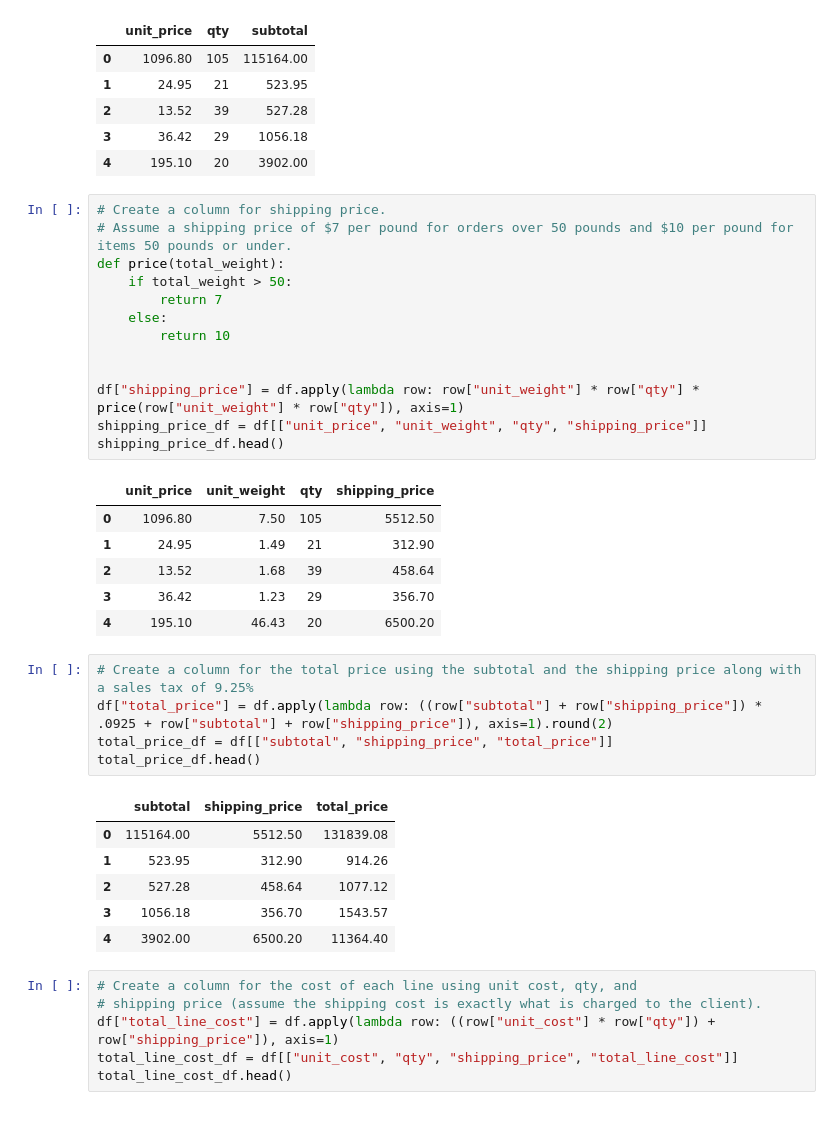
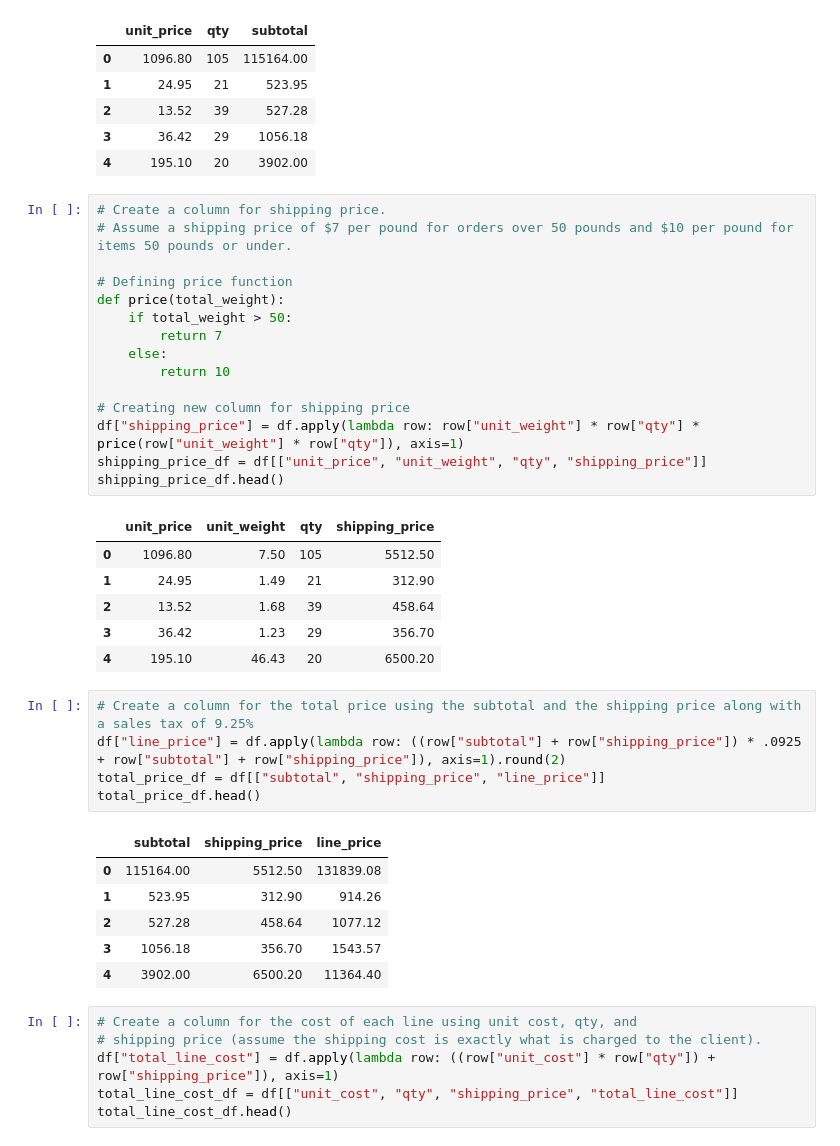
Before and after one commit to piiop/pandas-challenge-1, a Jupyter notebook: Starter_Code/wholesale_data_analysis_starter_code.ipynb, the cells around one changed output. Drawn from its saved outputs; the diff is of its cells as text.

```diff
--- a/Starter_Code/wholesale_data_analysis_starter_code.ipynb
+++ b/Starter_Code/wholesale_data_analysis_starter_code.ipynb
@@ -115,13 +116,15 @@ subtotal_df.head()
 # %%
 # Create a column for shipping price.
 # Assume a shipping price of $7 per pound for orders over 50 pounds and $10 per pound for items 50 pounds or under.
+
+# Defining price function
 def price(total_weight):
     if total_weight > 50:
         return 7
     else:
         return 10
 
-
+# Creating new column for shipping price
 df["shipping_price"] = df.apply(lambda row: row["unit_weight"] * row["qty"] * price(row["unit_weight"] * row["qty"]), axis=1)
 shipping_price_df = df[["unit_price", "unit_weight", "qty",	"shipping_price"]]
 shipping_price_df.head()
@@ -134,11 +137,11 @@ shipping_price_df.head()
 | 4 | 195.10 | 46.43 | 20 | 6500.20 |
 # %%
 # Create a column for the total price using the subtotal and the shipping price along with a sales tax of 9.25%
-df["total_price"] = df.apply(lambda row: ((row["subtotal"] + row["shipping_price"]) * .0925 + row["subtotal"] + row["shipping_price"]), axis=1).round(2)
-total_price_df = df[["subtotal", "shipping_price", "total_price"]]
+df["line_price"] = df.apply(lambda row: ((row["subtotal"] + row["shipping_price"]) * .0925 + row["subtotal"] + row["shipping_price"]), axis=1).round(2)
+total_price_df = df[["subtotal", "shipping_price", "line_price"]]
 total_price_df.head()
 # %% [output]
-|  | subtotal | shipping_price | total_price |
+|  | subtotal | shipping_price | line_price |
 | 0 | 115164.00 | 5512.50 | 131839.08 |
 | 1 | 523.95 | 312.90 | 914.26 |
 | 2 | 527.28 | 458.64 | 1077.12 |
```
Also changed, not shown: parts of 10 cells of this notebook.
